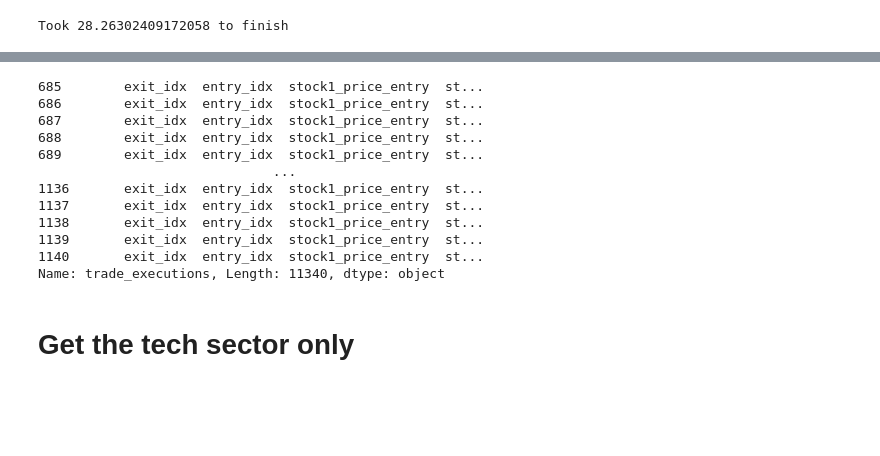
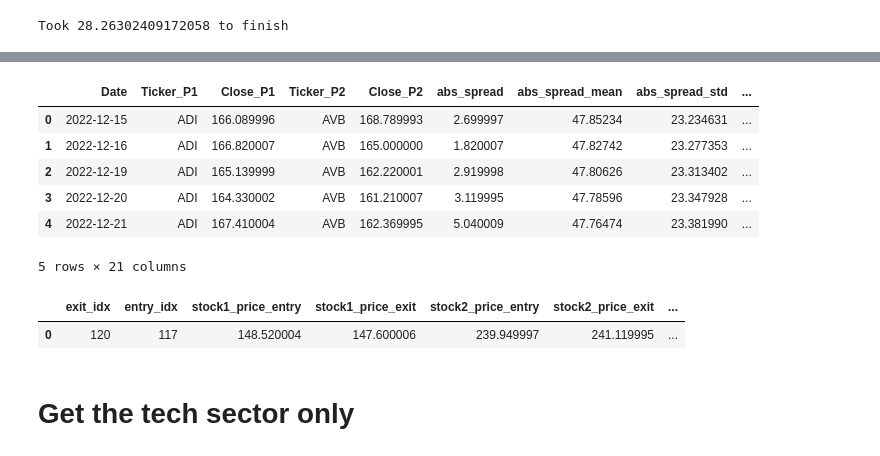
Before and after one commit to nishikaa/pair_trading, a Jupyter notebook: pair-trading-foundations/notebooks/Training Data Generation.ipynb, the cells around one changed output, grey strips where cells are left out. Saved outputs shown, nothing was run; the diff lists cells and outputs as text; code cells hidden in the pictures; blank space fills up the shorter version.

```diff
--- a/pair-trading-foundations/notebooks/Training Data Generation.ipynb
+++ b/pair-trading-foundations/notebooks/Training Data Generation.ipynb
@@ -56,18 +116,23 @@ Took 28.26302409172058 to finish
+# %%
+def examine(tb, date, ticker1, ticker2):
+    sub = tb[(tb.Ticker_P1==ticker1)&(tb.Ticker_P2==ticker2)]
+combined.head()
+# %% [output]
+|  | Date | Ticker_P1 | Close_P1 | Ticker_P2 | Close_P2 | abs_spread | abs_spread_mean | abs_spread_std | ... |
+| 0 | 2022-12-15 | ADI | 166.089996 | AVB | 168.789993 | 2.699997 | 47.85234 | 23.234631 | ... |
+| 1 | 2022-12-16 | ADI | 166.820007 | AVB | 165.000000 | 1.820007 | 47.82742 | 23.277353 | ... |
+| 2 | 2022-12-19 | ADI | 165.139999 | AVB | 162.220001 | 2.919998 | 47.80626 | 23.313402 | ... |
+| 3 | 2022-12-20 | ADI | 164.330002 | AVB | 161.210007 | 3.119995 | 47.78596 | 23.347928 | ... |
+| 4 | 2022-12-21 | ADI | 167.410004 | AVB | 162.369995 | 5.040009 | 47.76474 | 23.381990 | ... |
+5 rows × 21 columns
 # %%
-pnl_metadata_tb.dropna()['trade_executions']
+temp = pnl_metadata_tb.dropna()
+# temp
+# temp.describe()
+temp.trade_executions.values[0]
 # %% [output]
-685        exit_idx  entry_idx  stock1_price_entry  st...
-686        exit_idx  entry_idx  stock1_price_entry  st...
-687        exit_idx  entry_idx  stock1_price_entry  st...
-688        exit_idx  entry_idx  stock1_price_entry  st...
-689        exit_idx  entry_idx  stock1_price_entry  st...
-                              ...
-1136       exit_idx  entry_idx  stock1_price_entry  st...
-1137       exit_idx  entry_idx  stock1_price_entry  st...
-1138       exit_idx  entry_idx  stock1_price_entry  st...
-1139       exit_idx  entry_idx  stock1_price_entry  st...
-1140       exit_idx  entry_idx  stock1_price_entry  st...
-Name: trade_executions, Length: 11340, dtype: object
+|  | exit_idx | entry_idx | stock1_price_entry | stock1_price_exit | stock2_price_entry | stock2_price_exit | ... |
+| 0 | 120 | 117 | 148.520004 | 147.600006 | 239.949997 | 241.119995 | ... |
 # %% [markdown]
 # Get the tech sector only
 # %%
```
Also changed, not shown: parts of 17 cells of this notebook, 3 other files.
